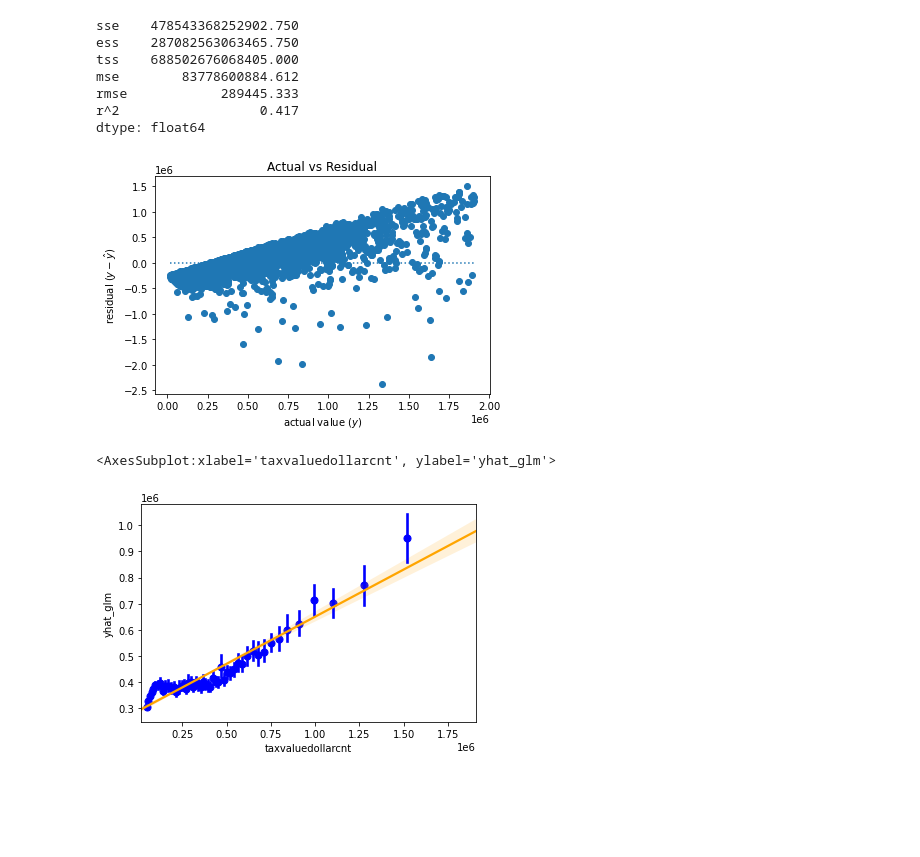
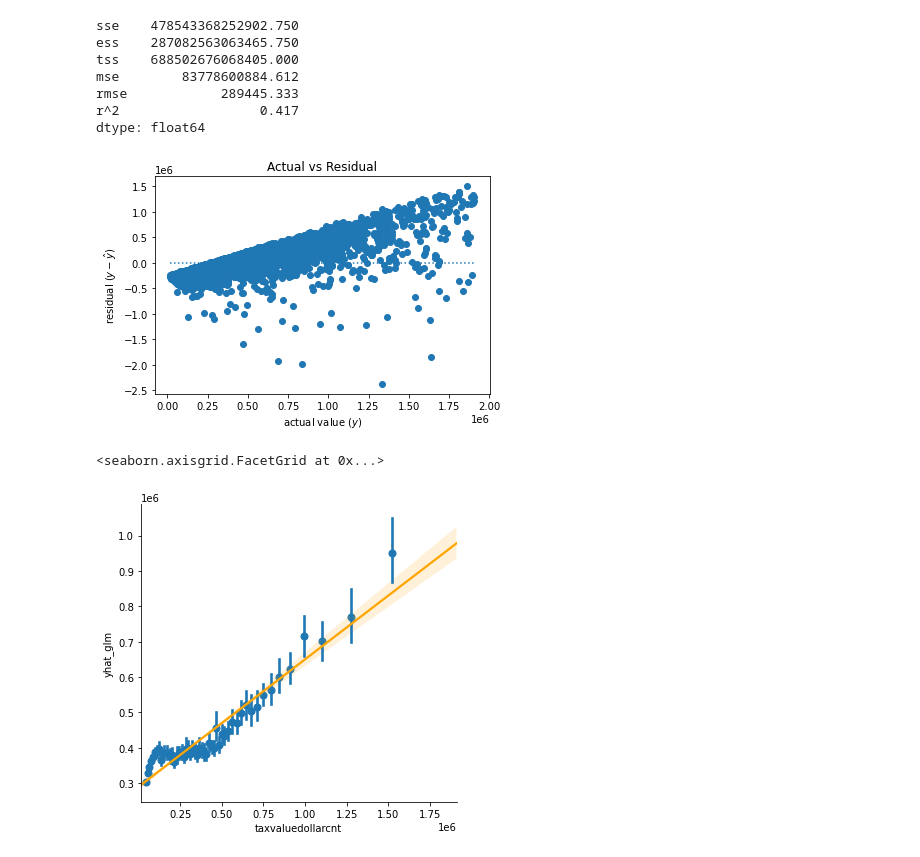
Before and after one commit to justin-m-sullivan/zillow_regression_project, a Jupyter notebook: Report_Zillow_Predicting_Prop_Value.ipynb, the cells around one changed output. Cells and saved outputs as stored; diff of their text form; code cells hidden in the pictures; blank space fills up the shorter version.

```diff
--- a/Report_Zillow_Predicting_Prop_Value.ipynb
+++ b/Report_Zillow_Predicting_Prop_Value.ipynb
@@ -711,8 +702,8 @@ dtype: float64
 # %%
 #Use evaluate model to visualize the residuals
 evaluate.plot_residuals(y_test.taxvaluedollarcnt, y_test.yhat_glm)
-sns.regplot(x = 'taxvaluedollarcnt', y = 'yhat_glm', data = y_test,x_bins=50, fit_reg=True, color='blue', line_kws={"color":"orange"})
+sns.lmplot(x = 'taxvaluedollarcnt', y = 'yhat_glm', data = y_test,x_bins=50, fit_reg=True, line_kws={"color":"orange"})
 # %% [output]
 [figure]
-<AxesSubplot:xlabel='taxvaluedollarcnt', ylabel='yhat_glm'>
+<seaborn.axisgrid.FacetGrid at 0x...>
-[figure, old version]
+[figure, new version]
```
Also changed, not shown: parts of 7 cells of this notebook.
